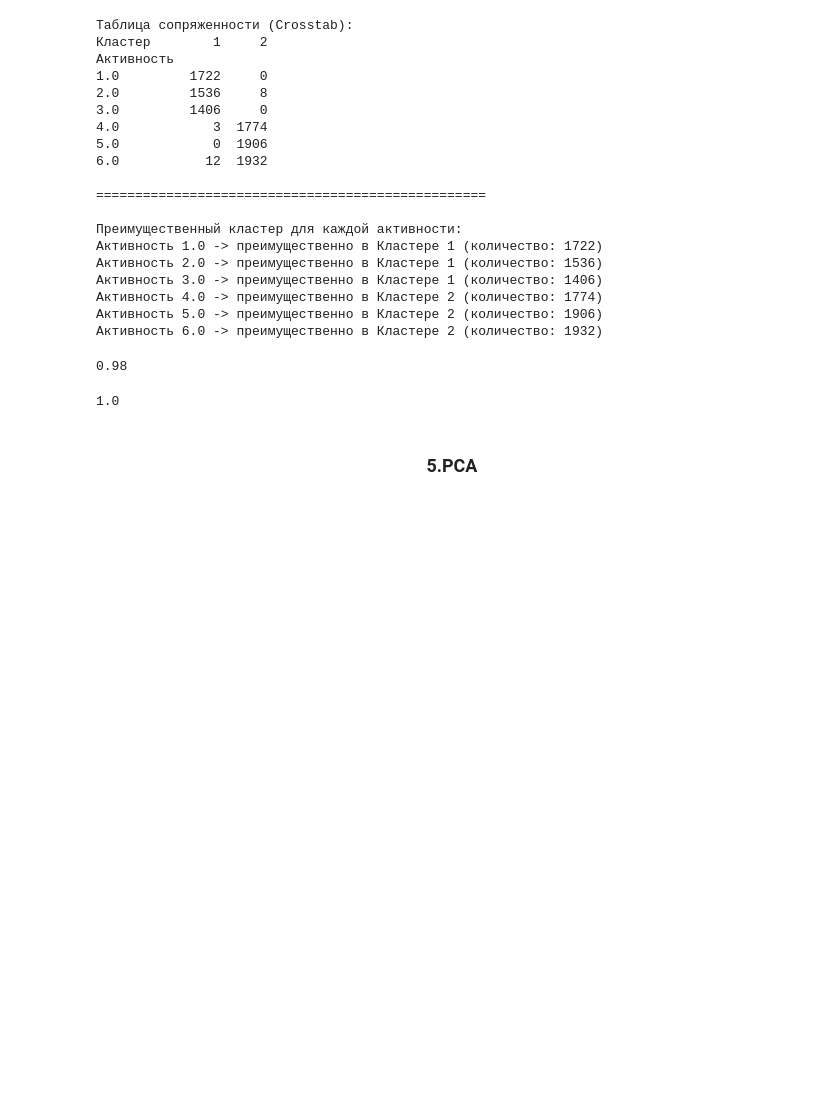
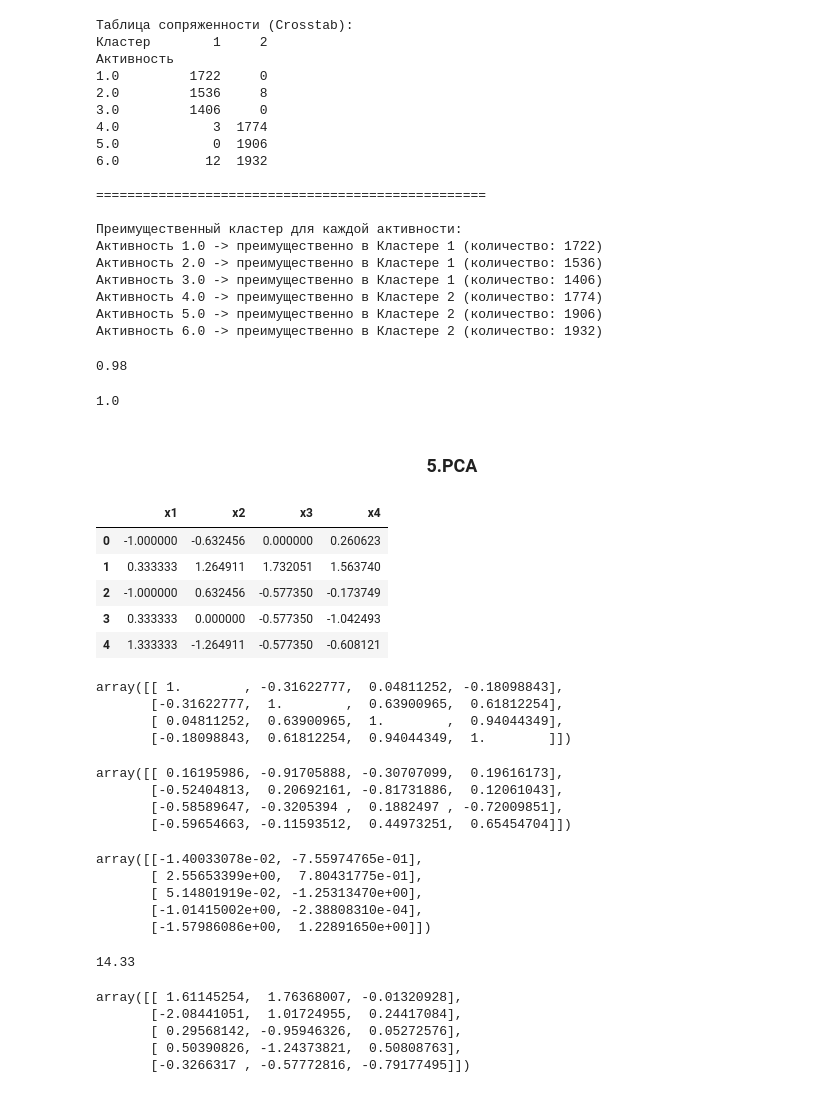
Before and after one commit to Kagemushe/sf_data_science, a Jupyter notebook: Block_6/Block_6_5.ipynb, the cells around one changed output. Drawn from its saved outputs; the diff is of its cells as text; code cells hidden in the pictures; blank space fills up the shorter version.

```diff
--- a/Block_6/Block_6_5.ipynb
+++ b/Block_6/Block_6_5.ipynb
@@ -283,3 +283,83 @@ print(np.round(completeness_score(y, agg_clustering.labels_),2))
 1.0
 # %% [markdown]
 ### <center>5.PCA<center>
+# %%
+import numpy as np
+import pandas as pd
+A = np.matrix([[1,2,3,4],
+               [5,5,6,7],
+               [1,4,2,3],
+               [5,3,2,1],
+               [8,1,2,2]])
+
+df = pd.DataFrame(A,columns  = ['x1','x2','x3','x4'])
+df_std  = (df - df.mean()) / (df.std())
+df_std
+# %% [output]
+|  | x1 | x2 | x3 | x4 |
+| 0 | -1.000000 | -0.632456 | 0.000000 | 0.260623 |
+| 1 | 0.333333 | 1.264911 | 1.732051 | 1.563740 |
+| 2 | -1.000000 | 0.632456 | -0.577350 | -0.173749 |
+| 3 | 0.333333 | 0.000000 | -0.577350 | -1.042493 |
+| 4 | 1.333333 | -1.264911 | -0.577350 | -0.608121 |
+# %%
+cov_mat = np.cov(df_std.T)
+cov_mat
+# %% [output]
+array([[ 1.        , -0.31622777,  0.04811252, -0.18098843],
+       [-0.31622777,  1.        ,  0.63900965,  0.61812254],
+       [ 0.04811252,  0.63900965,  1.        ,  0.94044349],
+       [-0.18098843,  0.61812254,  0.94044349,  1.        ]])
+# %%
+eigen_val, eigen_vectors = np.linalg.eig(cov_mat)
+eigen_vectors
+# %% [output]
+array([[ 0.16195986, -0.91705888, -0.30707099,  0.19616173],
+       [-0.52404813,  0.20692161, -0.81731886,  0.12061043],
+       [-0.58589647, -0.3205394 ,  0.1882497 , -0.72009851],
+       [-0.59654663, -0.11593512,  0.44973251,  0.65454704]])
+# %%
+#импортируем нужный алгоритм
+
+from sklearn.decomposition import PCA
+#определяем метод главных компонент с двумя компонентами
+pca = PCA(n_components=2)
+#обучаем алгоритм на наших данных
+principalComponents = pca.fit_transform(df_std)
+principalComponents
+# %% [output]
+array([[-1.40033078e-02, -7.55974765e-01],
+       [ 2.55653399e+00,  7.80431775e-01],
+       [ 5.14801919e-02, -1.25313470e+00],
+       [-1.01415002e+00, -2.38808310e-04],
+       [-1.57986086e+00,  1.22891650e+00]])
+# %%
+# Задание 5.1
+
+B = np.matrix([[3,4,1],
+               [1,6,2]])
+df = pd.DataFrame(B)
+cov_mat = np.cov(df)
+print(np.round(np.sum(cov_mat),2))
+# %% [output]
+14.33
+# %%
+# Задание 5.4
+
+A = np.matrix([[8,7,2,9],
+               [1,3,6,3],
+               [7,2,0,3],
+               [10,3,1,1],
+               [8,1,3,4]])
+
+df = pd.DataFrame(A)
+df_std = (df-df.mean())/(df.std())
+pca = PCA(n_components=0.9)
+p_components = pca.fit_transform(df_std)
+p_components
+# %% [output]
+array([[ 1.61145254,  1.76368007, -0.01320928],
+       [-2.08441051,  1.01724955,  0.24417084],
+       [ 0.29568142, -0.95946326,  0.05272576],
+       [ 0.50390826, -1.24373821,  0.50808763],
+       [-0.3266317 , -0.57772816, -0.79177495]])
```
Also changed, not shown: parts of 2 cells of this notebook.
